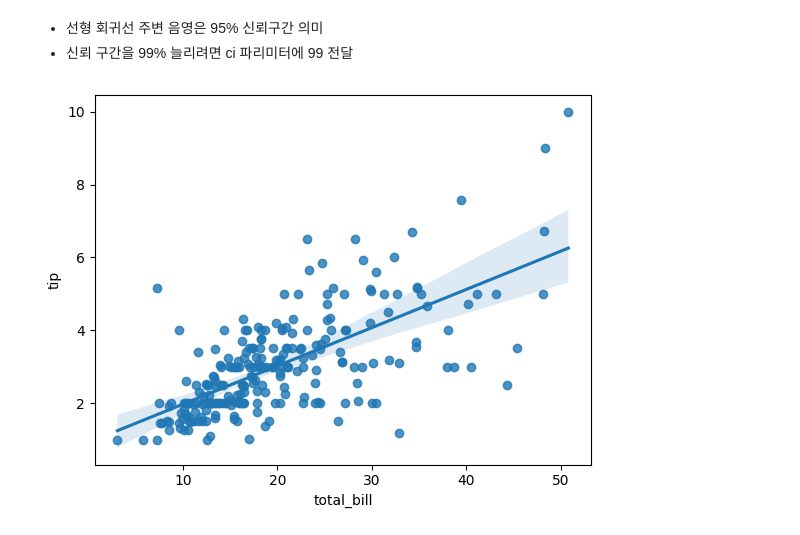
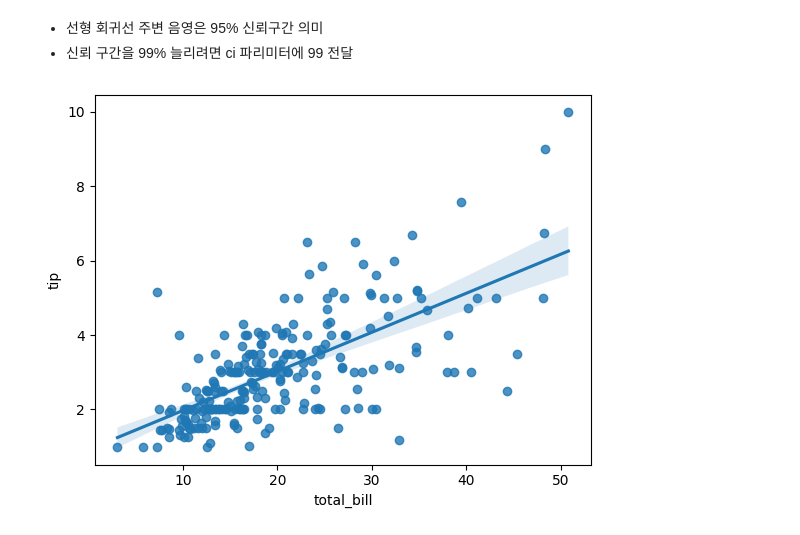
Before and after one commit to restful3/ds4th_study, a Jupyter notebook: tyoung/ch04 - visualization/ch04 - visualization.ipynb, the cells around one changed output. Cells and saved outputs as stored; diff of their text form; code cells hidden in the pictures.

```diff
--- a/tyoung/ch04 - visualization/ch04 - visualization.ipynb
+++ b/tyoung/ch04 - visualization/ch04 - visualization.ipynb
@@ -370,6 +370,6 @@ sns.regplot(data=df, x='total_bill', y='tip');
 - 선형 회귀선 주변 음영은 95% 신뢰구간 의미
 - 신뢰 구간을 99% 늘리려면 ci 파리미터에 99 전달
 # %%
-sns.regplot(data=df, x='total_bill', y='tip', ci=99);
+sns.regplot(data=df, x='total_bill', y='tip', ci=90);
 # %% [output]
-[figure, old version]
+[figure, new version]
```
Also changed, not shown: parts of 1 cell of this notebook, 3 other files.
